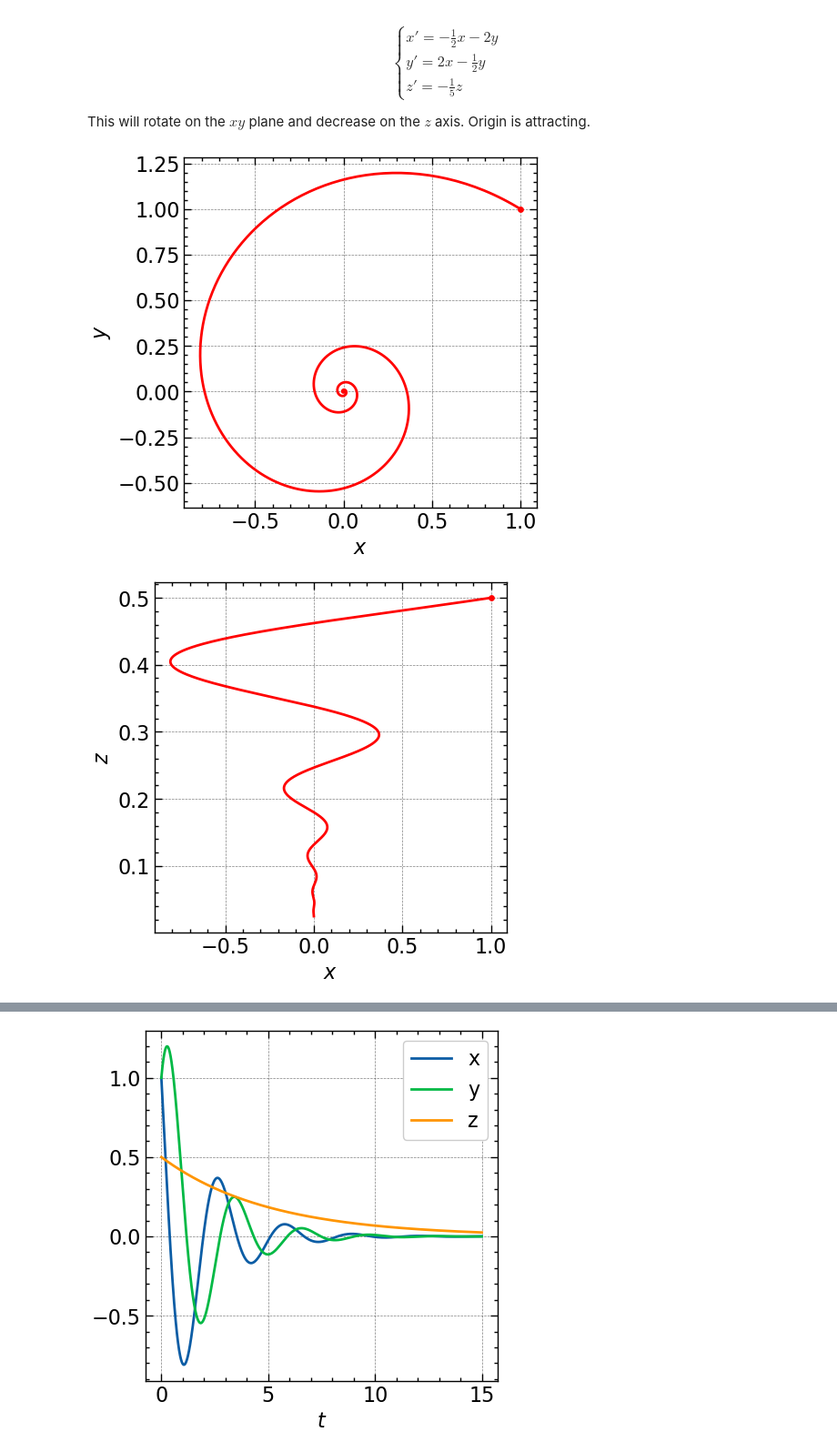
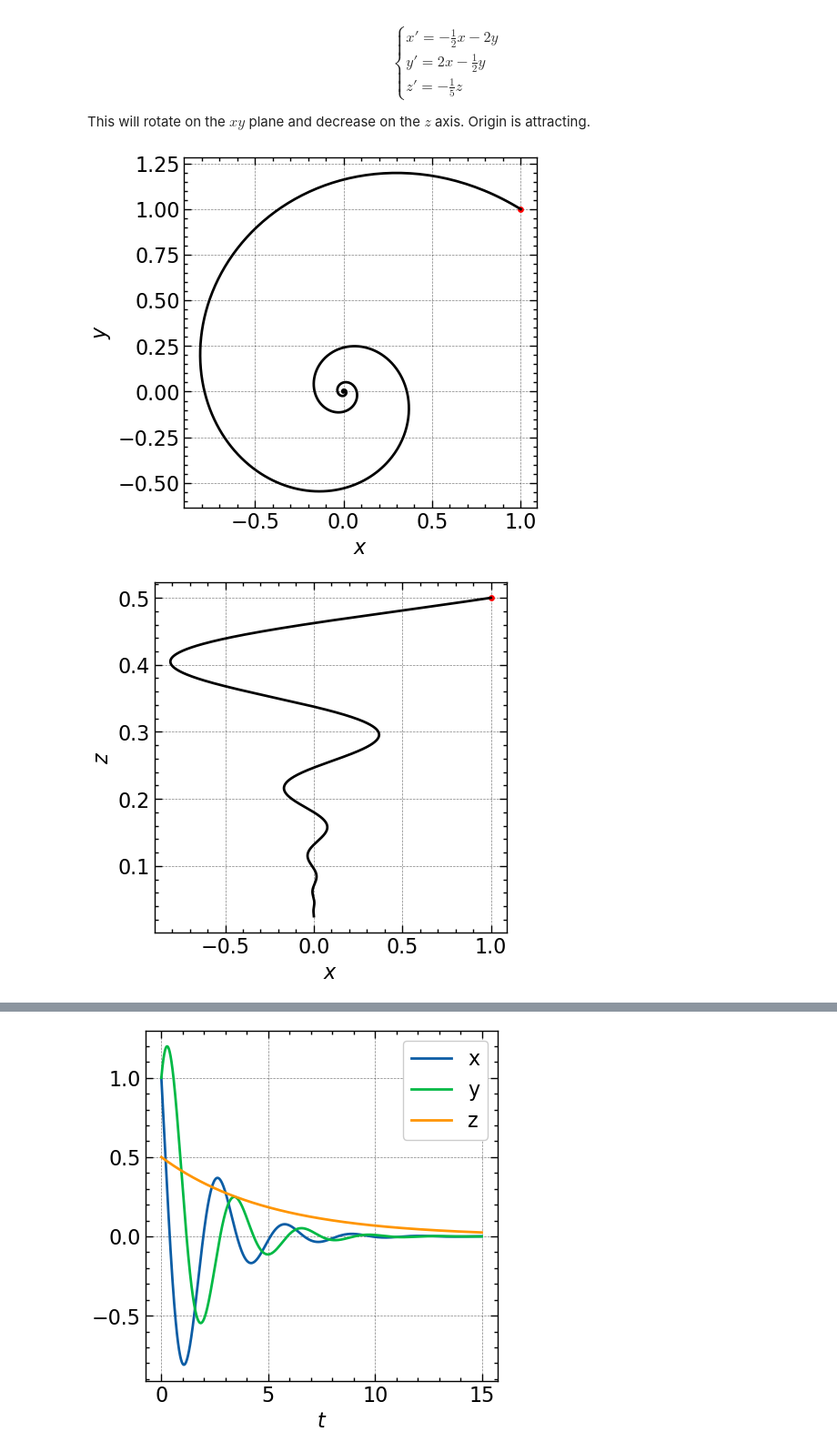
Before and after one commit to sandromikautadze/sindy-thesis, a Jupyter notebook: optimization.ipynb, the cells around one changed output, grey strips where cells are left out. Shown at 91% size. Drawn from its saved outputs; the diff is of its cells as text; code cells hidden in the pictures.

Commit message:
change plot colors

```diff
--- a/optimization.ipynb
+++ b/optimization.ipynb
@@ -31,21 +31,21 @@ data = solve_ivp(spiral3d, (t[0], t[-1]), x0, t_eval=t, rtol = 1e-12, method = "
 data_derivative = np.array([spiral3d(0, data[t]) for t in range(t.size)])
 # %%
 plt.figure(figsize=(5, 5))
-plt.plot(data[:, 0], data[:, 1], c = "r")
+plt.plot(data[:, 0], data[:, 1], c = "k")
 plt.scatter(x0[0], x0[1], c = "r", s = 15)
 plt.xlabel("$x$")
 plt.ylabel("$y$")
 plt.show()
 # %% [output]
-[figure, old version]
+[figure, new version]
 # %%
 plt.figure(figsize=(5, 5))
-plt.plot(data[:, 0], data[:, 2], c = "r")
+plt.plot(data[:, 0], data[:, 2], c = "k")
 plt.scatter(x0[0], x0[2], c = "r", s = 15)
 plt.xlabel("$x$")
 plt.ylabel("$z$")
 plt.show()
 # %% [output]
-[figure, old version]
+[figure, new version]
 # %%
 plt.figure(figsize=(5, 5))
```
Also changed, not shown: parts of 3 cells of this notebook.
